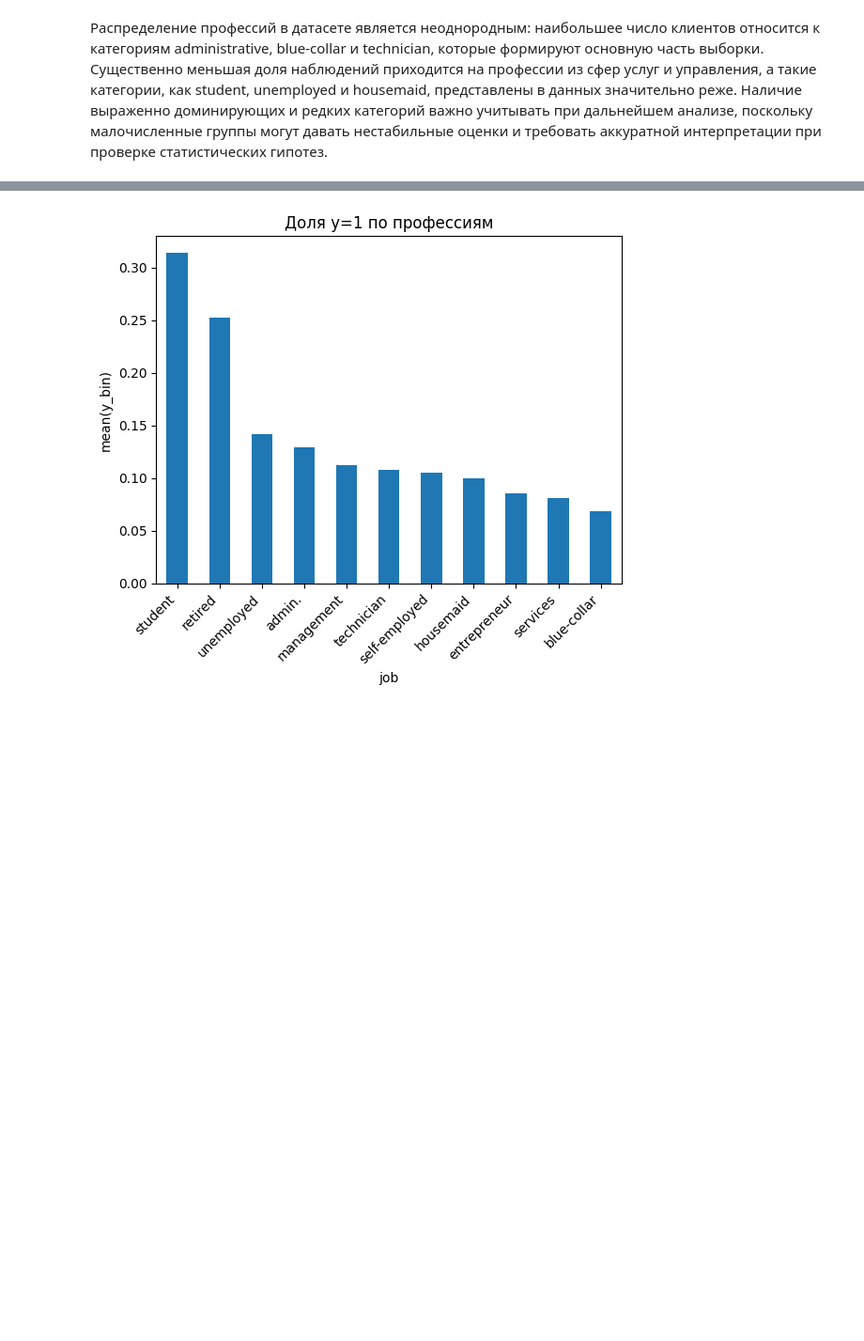
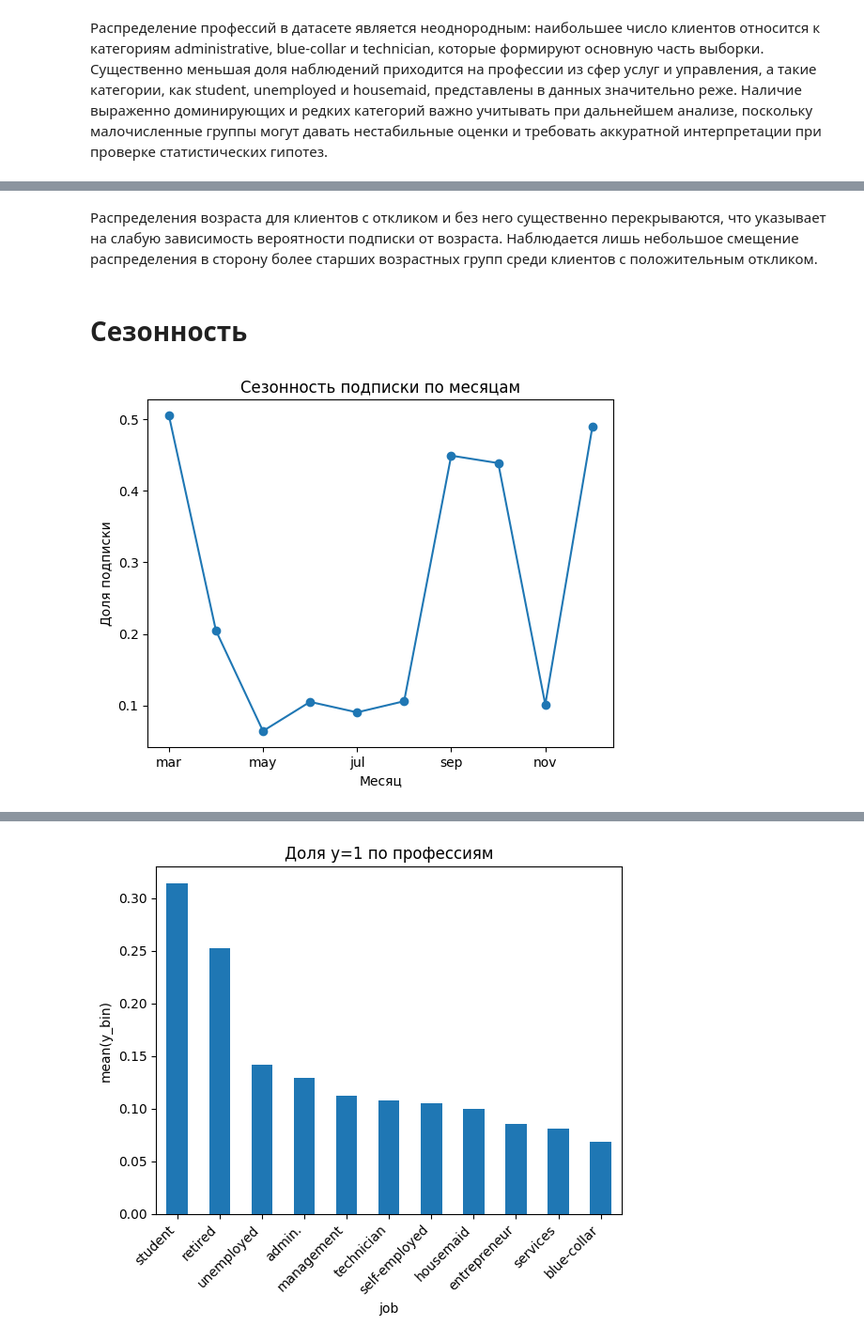
Before and after one commit to Murad0998/statistics-project, a Jupyter notebook: notebooks/GP_3_EDA.ipynb, the cells around one changed output, grey strips where cells are left out. Shown: that part at 94% size. Cells and saved outputs as stored; diff of their text form; code cells hidden in the pictures; blank space fills up the shorter version.

```diff
--- a/notebooks/GP_3_EDA.ipynb
+++ b/notebooks/GP_3_EDA.ipynb
@@ -261,0 +364,19 @@ plt.show()
+# %% [markdown]
+Распределения возраста для клиентов с откликом и без него существенно перекрываются, что указывает на слабую зависимость вероятности подписки от возраста. Наблюдается лишь небольшое смещение распределения в сторону более старших возрастных групп среди клиентов с положительным откликом.
+# %% [markdown]
+# Сезонность
+# %%
+month_rate = (
+    df.groupby("month", observed=True)["y_bin"]
+    .mean()
+    .reindex(["jan","feb","mar","apr","may","jun","jul","aug","sep","oct","nov","dec"])
+)
+
+plt.figure()
+month_rate.plot(kind="line", marker="o")
+plt.title("Сезонность подписки по месяцам")
+plt.xlabel("Месяц")
+plt.ylabel("Доля подписки")
+plt.show()
+# %% [output]
+[figure, added]
```
Also changed, not shown: parts of 64 cells of this notebook.
